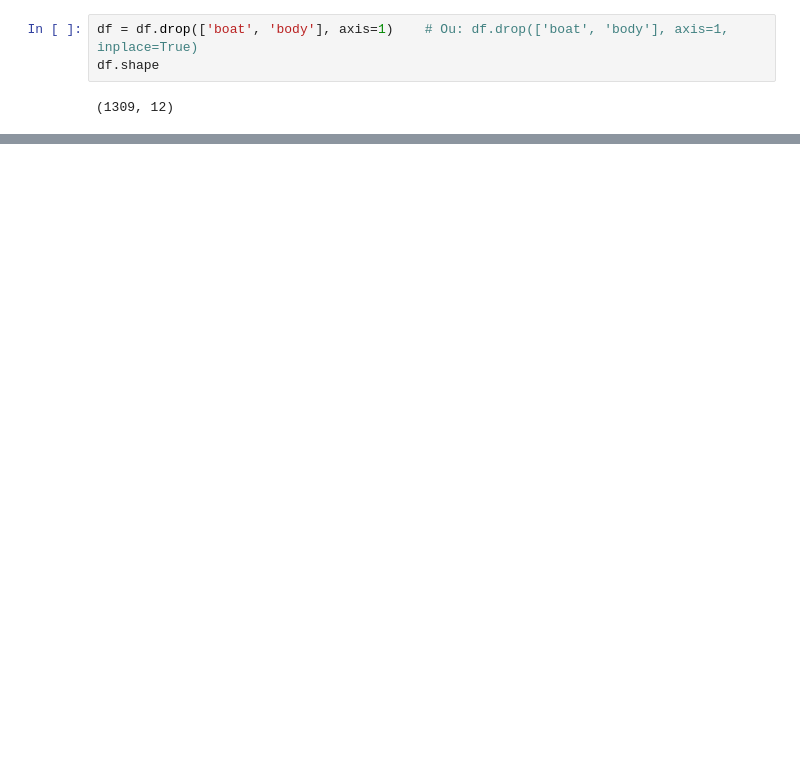
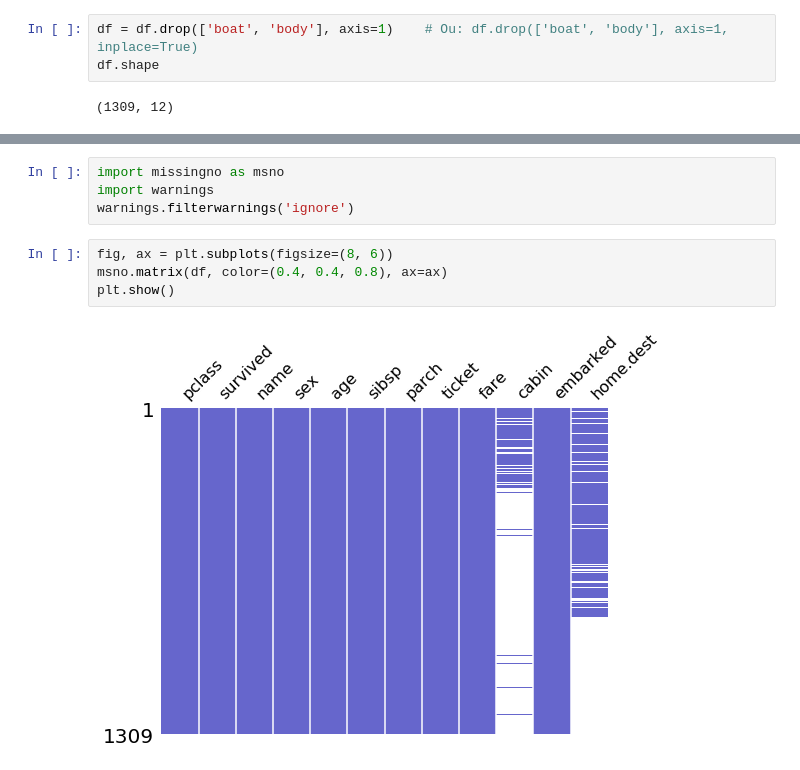
Before and after one commit to washolive/data-science, a Jupyter notebook: tratando_dados_ausentes.ipynb, the cells around one changed output, grey strips where cells are left out. Drawn from its saved outputs; the diff is of its cells as text; blank space fills up the shorter version.

Commit message:
Managing missing data till 'age'

```diff
--- a/tratando_dados_ausentes.ipynb
+++ b/tratando_dados_ausentes.ipynb
@@ -187,0 +245,10 @@ Mas restam ainda 5 atributos com dados ausentes:
+# %%
+import missingno as msno
+import warnings
+warnings.filterwarnings('ignore')
+# %%
+fig, ax = plt.subplots(figsize=(8, 6))
+msno.matrix(df, color=(0.4, 0.4, 0.8), ax=ax)
+plt.show()
+# %% [output]
+[figure, added]
```
Also changed, not shown: parts of 25 cells of this notebook, 6 other files.
